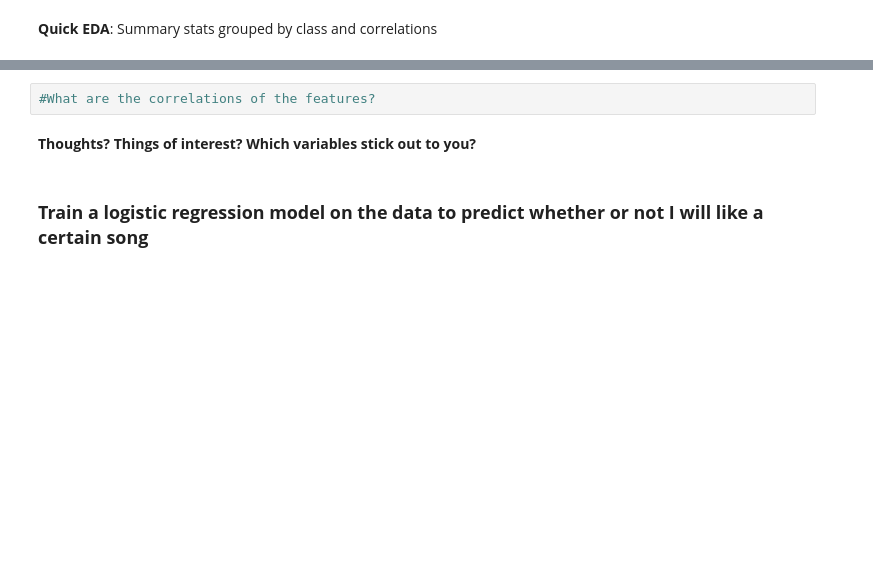
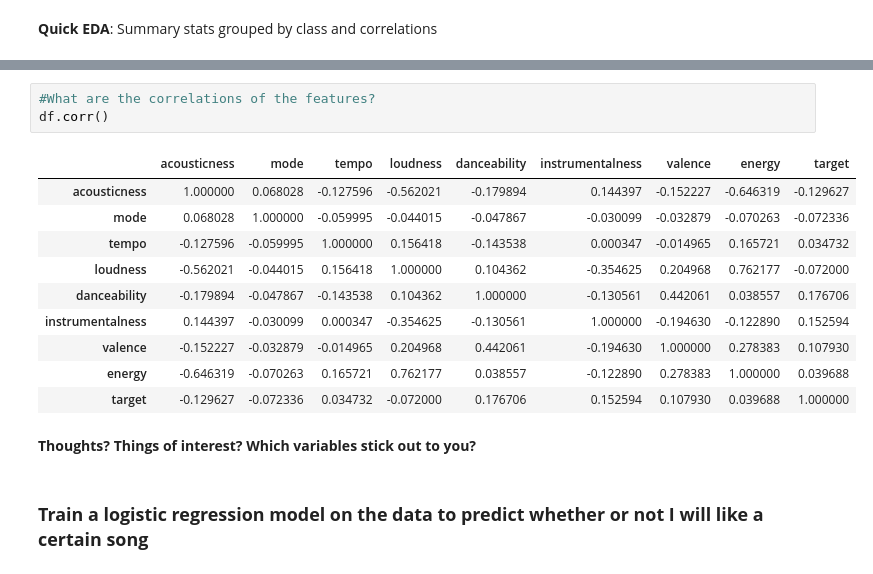
Before and after one commit to sthakuri/DS-SF-36, a Jupyter notebook: classes/12/Logistic Regression Lesson (IN CLASS).ipynb, the cells around one changed output, grey strips where cells are left out. Cells and saved outputs as stored; diff of their text form; blank space fills up the shorter version.

```diff
--- a/classes/12/Logistic Regression Lesson (IN CLASS).ipynb
+++ b/classes/12/Logistic Regression Lesson (IN CLASS).ipynb
@@ -214,5 +304,17 @@ df.head()
 # %%
 #What are the correlations of the features?
+df.corr()
+# %% [output]
+|  | acousticness | mode | tempo | loudness | danceability | instrumentalness | valence | energy | target |
+| acousticness | 1.000000 | 0.068028 | -0.127596 | -0.562021 | -0.179894 | 0.144397 | -0.152227 | -0.646319 | -0.129627 |
+| mode | 0.068028 | 1.000000 | -0.059995 | -0.044015 | -0.047867 | -0.030099 | -0.032879 | -0.070263 | -0.072336 |
+| tempo | -0.127596 | -0.059995 | 1.000000 | 0.156418 | -0.143538 | 0.000347 | -0.014965 | 0.165721 | 0.034732 |
+| loudness | -0.562021 | -0.044015 | 0.156418 | 1.000000 | 0.104362 | -0.354625 | 0.204968 | 0.762177 | -0.072000 |
+| danceability | -0.179894 | -0.047867 | -0.143538 | 0.104362 | 1.000000 | -0.130561 | 0.442061 | 0.038557 | 0.176706 |
+| instrumentalness | 0.144397 | -0.030099 | 0.000347 | -0.354625 | -0.130561 | 1.000000 | -0.194630 | -0.122890 | 0.152594 |
+| valence | -0.152227 | -0.032879 | -0.014965 | 0.204968 | 0.442061 | -0.194630 | 1.000000 | 0.278383 | 0.107930 |
+| energy | -0.646319 | -0.070263 | 0.165721 | 0.762177 | 0.038557 | -0.122890 | 0.278383 | 1.000000 | 0.039688 |
+| target | -0.129627 | -0.072336 | 0.034732 | -0.072000 | 0.176706 | 0.152594 | 0.107930 | 0.039688 | 1.000000 |
 # %% [markdown]
 <b> Thoughts? Things of interest? Which variables stick out to you? </b>
 # %% [markdown]
```
Also changed, not shown: parts of 49 cells of this notebook, 1 other file.
